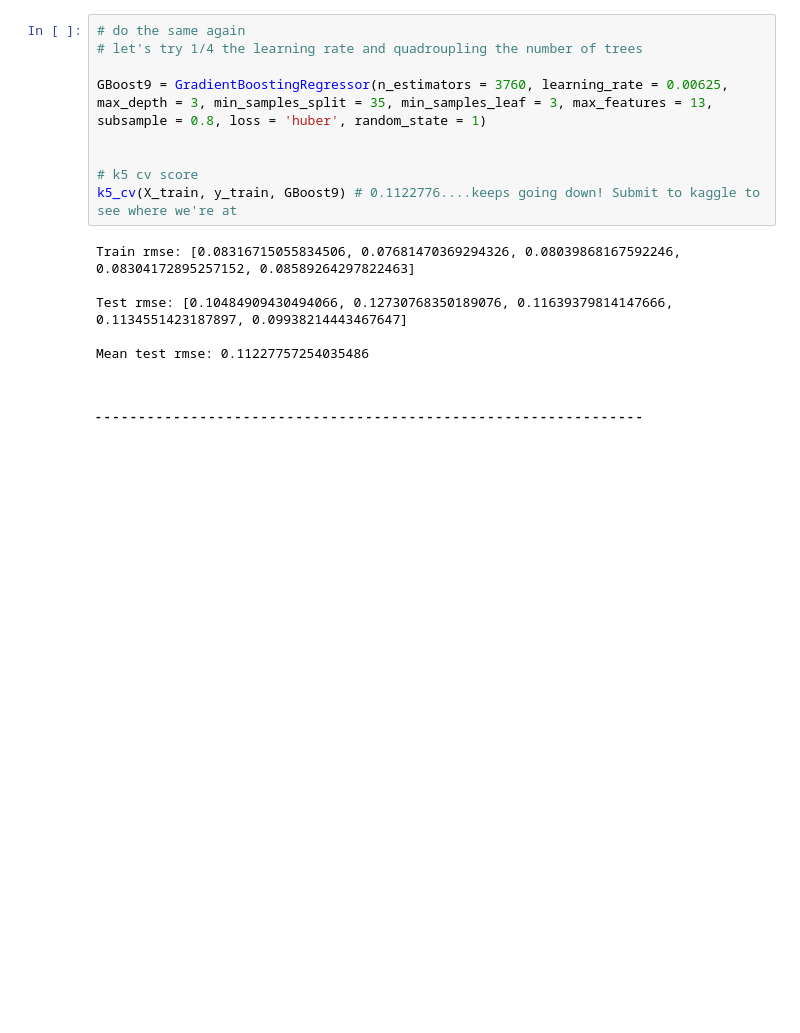
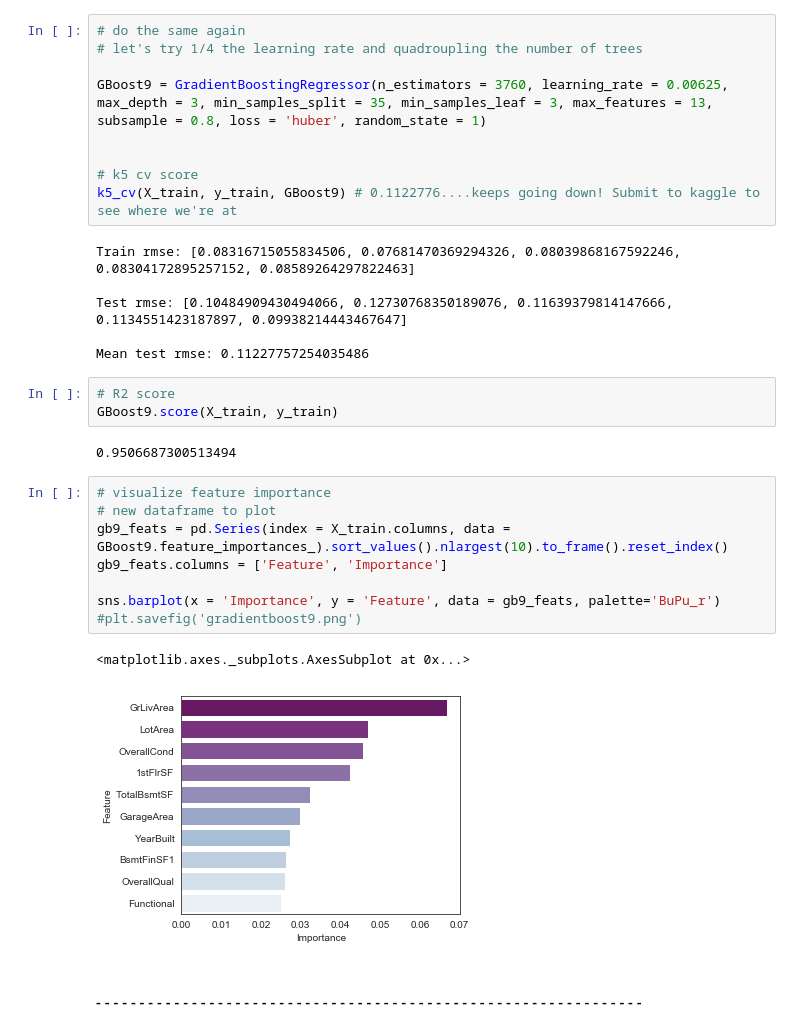
Before and after one commit to hkcaddes/MachineLearningPythonProject, a Jupyter notebook: Hayley/hayleycaddes_CleanedModeling.ipynb, the cells around one changed output. Drawn from its saved outputs; the diff is of its cells as text; blank space fills up the shorter version.

```diff
--- a/Hayley/hayleycaddes_CleanedModeling.ipynb
+++ b/Hayley/hayleycaddes_CleanedModeling.ipynb
@@ -1527,6 +1533,22 @@ Train rmse: [0.08316715055834506, 0.07681470369294326, 0.08039868167592246, 0.08
 Test rmse: [0.10484909430494066, 0.12730768350189076, 0.11639379814147666, 0.1134551423187897, 0.09938214443467647]
 
 Mean test rmse: 0.11227757254035486
+# %%
+# R2 score
+GBoost9.score(X_train, y_train)
+# %% [output]
+0.9506687300513494
+# %%
+# visualize feature importance
+# new dataframe to plot
+gb9_feats = pd.Series(index = X_train.columns, data = GBoost9.feature_importances_).sort_values().nlargest(10).to_frame().reset_index()
+gb9_feats.columns = ['Feature', 'Importance']
+
+sns.barplot(x = 'Importance', y = 'Feature', data = gb9_feats, palette='BuPu_r')
+#plt.savefig('gradientboost9.png')
+# %% [output]
+<matplotlib.axes._subplots.AxesSubplot at 0x...>
+[figure, added]
 # %% [markdown]
 #### - - - - - - - - - - - - - - - - - - - - - - - - - - - - - - - - - - - - - - - - - - - - - - - - - - - - - - - - - - - - - - -
 # %% [markdown]
```
Also changed, not shown: parts of 115 cells of this notebook.
